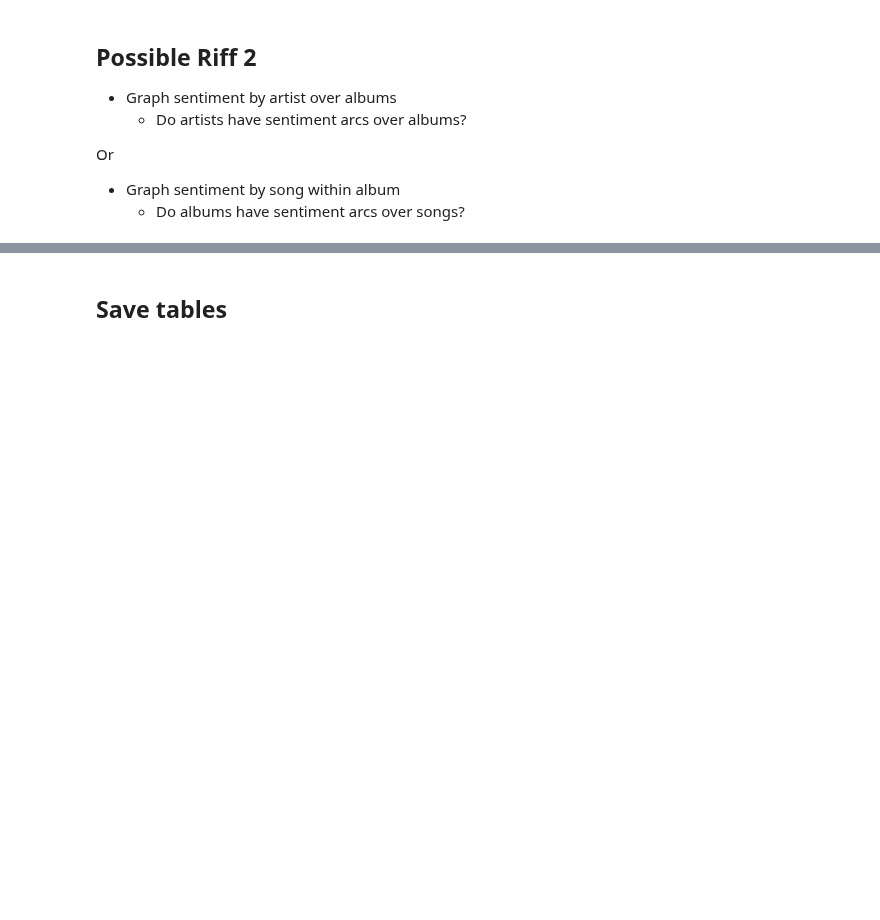
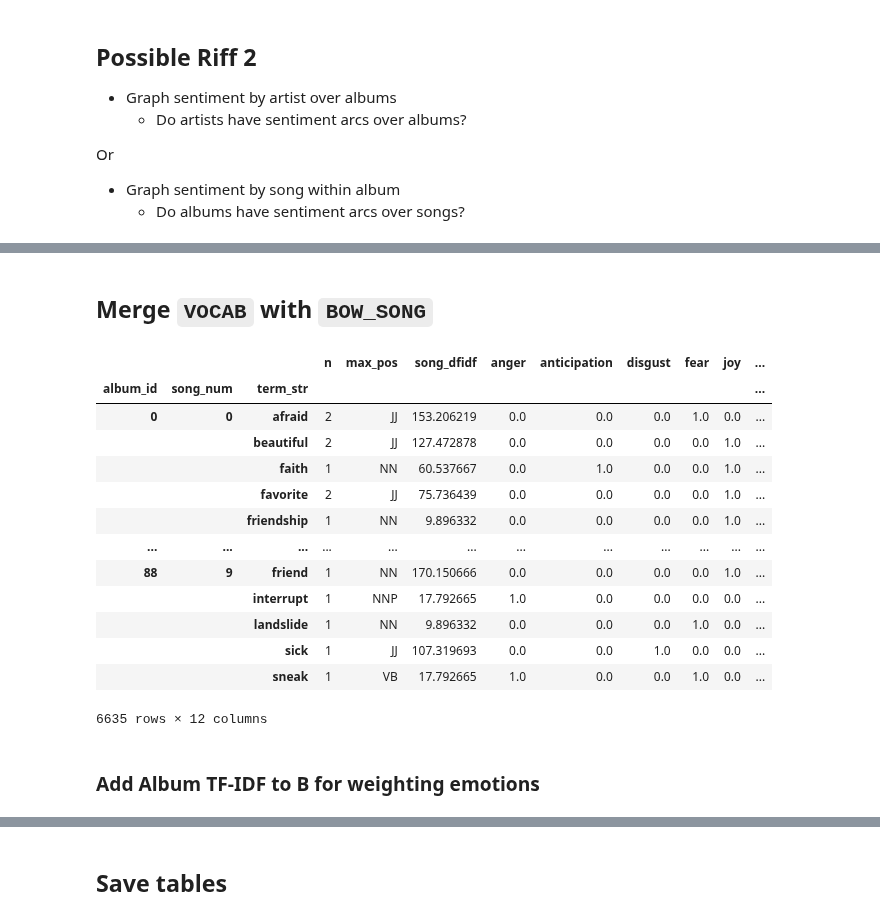
Before and after one commit to rlipps/Exploratory_Text_Analytics_Final, a Jupyter notebook: notebooks/Sentiment_Analysis.ipynb, the cells around one changed output, grey strips where cells are left out. Drawn from its saved outputs; the diff is of its cells as text; code cells hidden in the pictures; blank space fills up the shorter version.

```diff
--- a/notebooks/Sentiment_Analysis.ipynb
+++ b/notebooks/Sentiment_Analysis.ipynb
@@ -243,0 +228,23 @@ LIB
+# %% [markdown]
+## Merge `VOCAB` with `BOW_SONG`
+# %%
+BOW_SENT_SONG = BOW_SONG.join(VOCAB_SENT[['max_pos', 'song_dfidf'] + emo_cols], on='term_str', rsuffix='_v').dropna()
+# %%
+BOW_SENT_SONG
+# %% [output]
+|  |  |  | n | max_pos | song_dfidf | anger | anticipation | disgust | fear | joy | ... |
+| album_id | song_num | term_str |  |  |  |  |  |  |  |  | ... |
+| 0 | 0 | afraid | 2 | JJ | 153.206219 | 0.0 | 0.0 | 0.0 | 1.0 | 0.0 | ... |
+|  |  | beautiful | 2 | JJ | 127.472878 | 0.0 | 0.0 | 0.0 | 0.0 | 1.0 | ... |
+|  |  | faith | 1 | NN | 60.537667 | 0.0 | 1.0 | 0.0 | 0.0 | 1.0 | ... |
+|  |  | favorite | 2 | JJ | 75.736439 | 0.0 | 0.0 | 0.0 | 0.0 | 1.0 | ... |
+|  |  | friendship | 1 | NN | 9.896332 | 0.0 | 0.0 | 0.0 | 0.0 | 1.0 | ... |
+| ... | ... | ... | ... | ... | ... | ... | ... | ... | ... | ... | ... |
+| 88 | 9 | friend | 1 | NN | 170.150666 | 0.0 | 0.0 | 0.0 | 0.0 | 1.0 | ... |
+|  |  | interrupt | 1 | NNP | 17.792665 | 1.0 | 0.0 | 0.0 | 0.0 | 0.0 | ... |
+|  |  | landslide | 1 | NN | 9.896332 | 0.0 | 0.0 | 0.0 | 1.0 | 0.0 | ... |
+|  |  | sick | 1 | JJ | 107.319693 | 0.0 | 0.0 | 1.0 | 0.0 | 0.0 | ... |
+|  |  | sneak | 1 | VB | 17.792665 | 1.0 | 0.0 | 0.0 | 1.0 | 0.0 | ... |
+6635 rows × 12 columns
+# %% [markdown]
+### Add Album TF-IDF to B for weighting emotions
```
Also changed, not shown: parts of 19 cells of this notebook, 2 other files.
